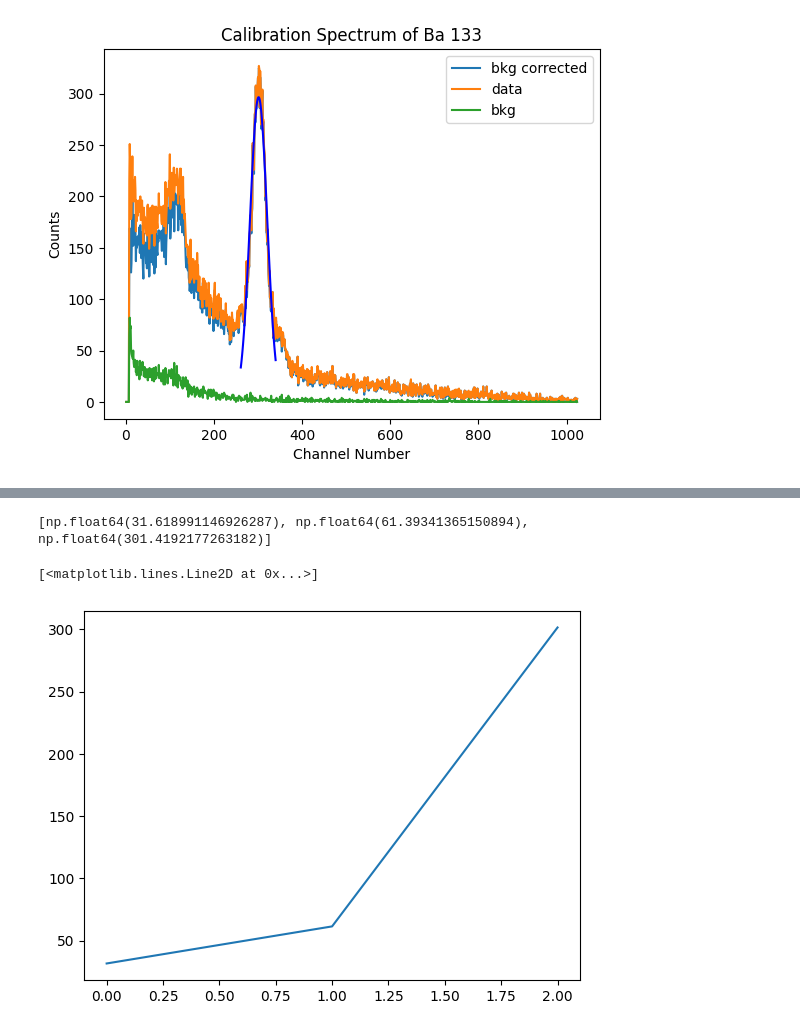
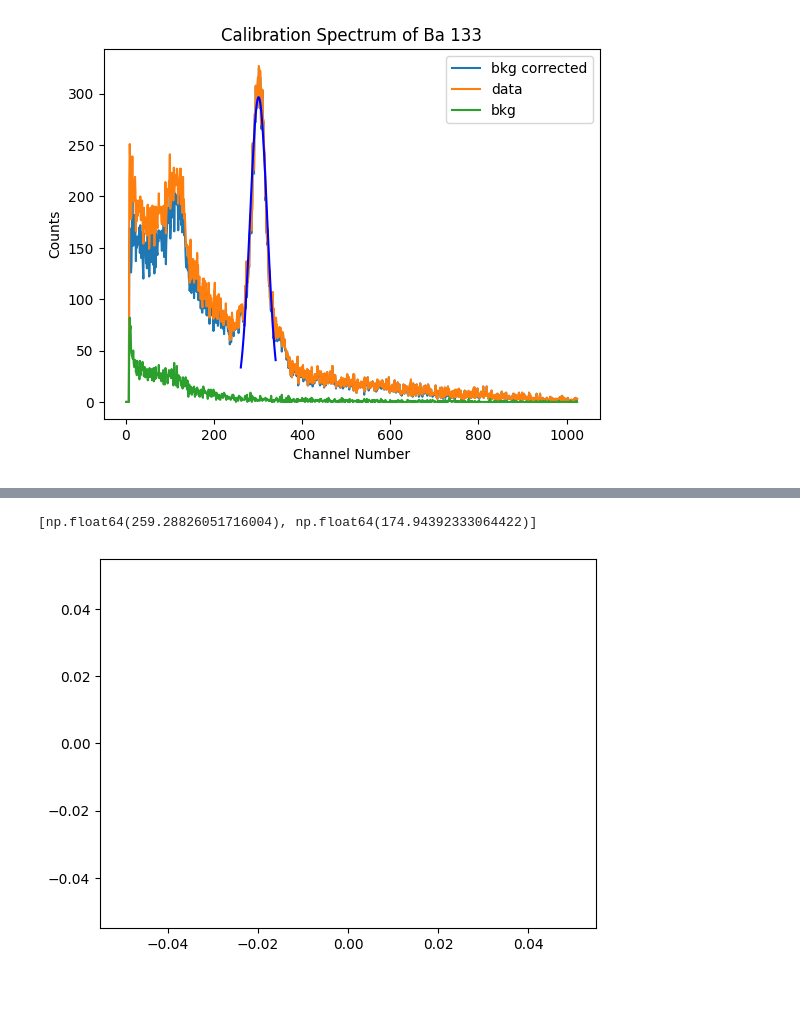
Before and after one commit to Shounak2512/Proportional-counter, a Jupyter notebook: Energy_calibration.ipynb, the cells around one changed output, grey strips where cells are left out. Drawn from its saved outputs; the diff is of its cells as text; code cells hidden in the pictures; blank space fills up the shorter version.

```diff
--- a/Energy_calibration.ipynb
+++ b/Energy_calibration.ipynb
@@ -152,10 +185,12 @@ plt.plot(all_centroid_list)
 # %%
 all_centroid_list = [fe_centroid_list]
 all_centroid_list = [x for sublist in all_centroid_list for x in sublist]
-all_centroid_list.append(ba_centroid_list[0])
-print(all_centroid_list)
-plt.plot(all_centroid_list)
+print(am_centroid_list[1::-1])
+# all_centroid_list.append()
+# print(all_centroid_list)
+plt.plot()
+
+energy_list=[3.2,5.9,356.02]
 # %% [output]
-[np.float64(31.618991146926287), np.float64(61.39341365150894), np.float64(301.4192177263182)]
+[np.float64(259.28826051716004), np.float64(174.94392333064422)]
-[<matplotlib.lines.Line2D at 0x...>]
-[figure, old version]
+[figure, new version]
```
Also changed, not shown: parts of 3 cells of this notebook, 4 other files.
